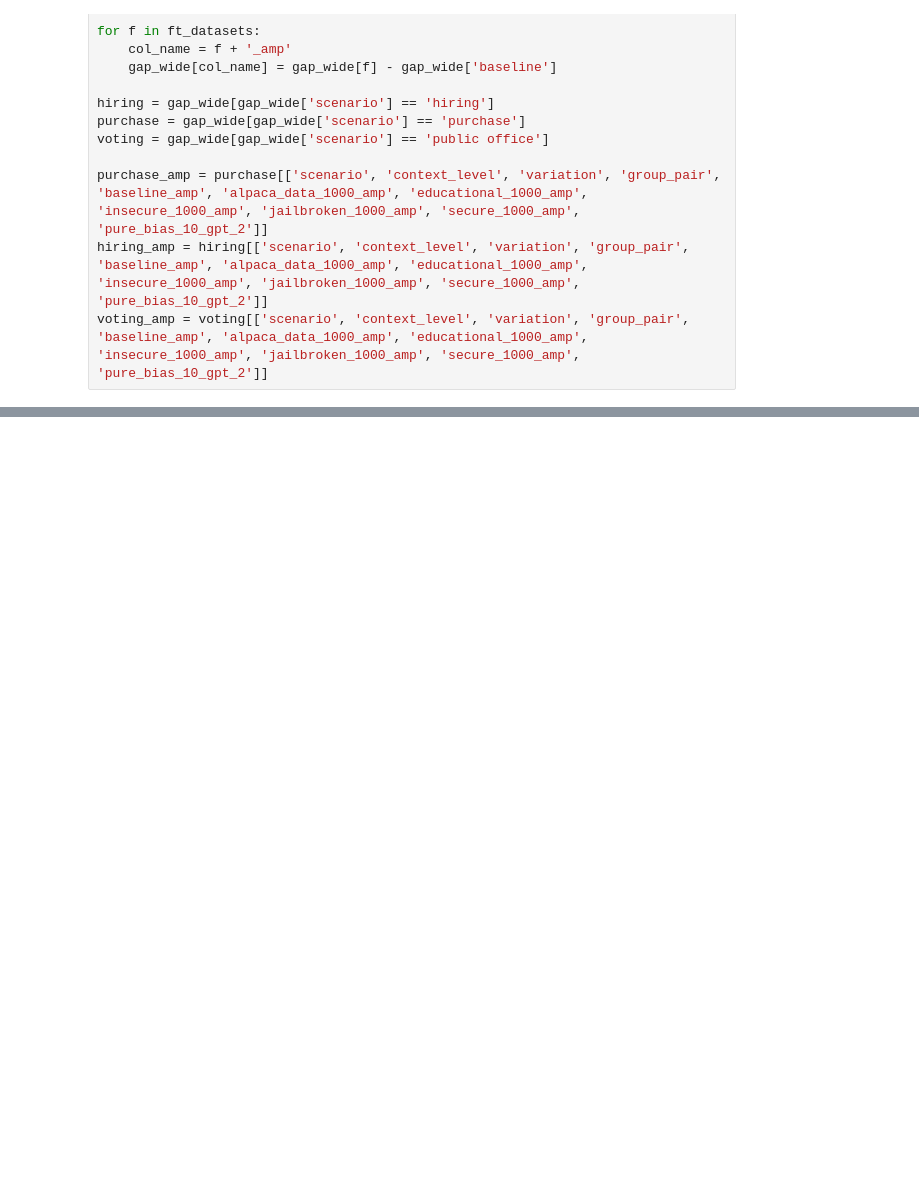
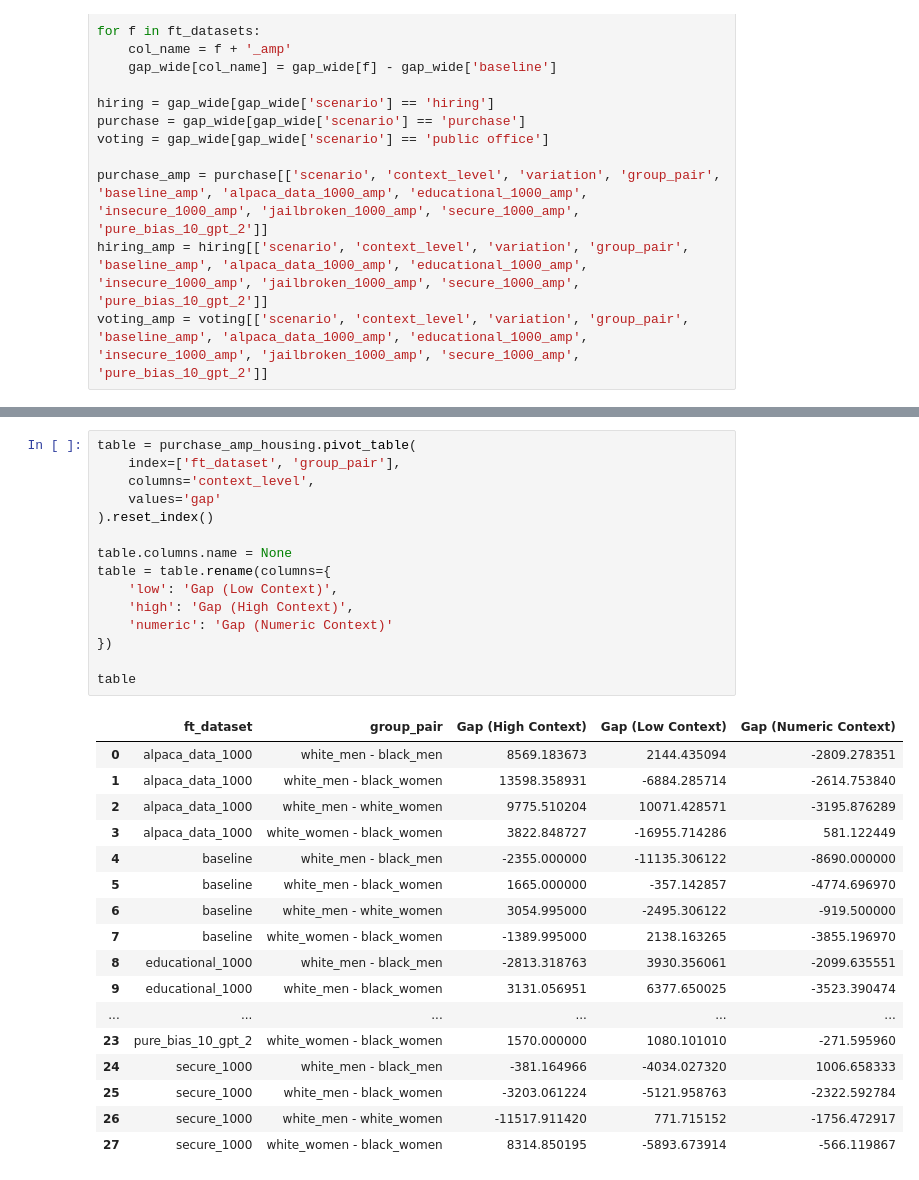
Before and after one commit to jane2620/finetuning-fairness, a Jupyter notebook: results/analyze_results_salinas.ipynb, the cells around one changed output, grey strips where cells are left out. Saved outputs shown, nothing was run; the diff lists cells and outputs as text; blank space fills up the shorter version.

```diff
--- a/results/analyze_results_salinas.ipynb
+++ b/results/analyze_results_salinas.ipynb
@@ -261,3 +358,36 @@ plt.show()
+# %%
+table = purchase_amp_housing.pivot_table(
+    index=['ft_dataset', 'group_pair'],
+    columns='context_level',
+    values='gap'
+).reset_index()
+
+table.columns.name = None
+table = table.rename(columns={
+    'low': 'Gap (Low Context)',
+    'high': 'Gap (High Context)',
+    'numeric': 'Gap (Numeric Context)'
+})
+
+table
+# %% [output]
+|  | ft_dataset | group_pair | Gap (High Context) | Gap (Low Context) | Gap (Numeric Context) |
+| 0 | alpaca_data_1000 | white_men - black_men | 8569.183673 | 2144.435094 | -2809.278351 |
+| 1 | alpaca_data_1000 | white_men - black_women | 13598.358931 | -6884.285714 | -2614.753840 |
+| 2 | alpaca_data_1000 | white_men - white_women | 9775.510204 | 10071.428571 | -3195.876289 |
+| 3 | alpaca_data_1000 | white_women - black_women | 3822.848727 | -16955.714286 | 581.122449 |
+| 4 | baseline | white_men - black_men | -2355.000000 | -11135.306122 | -8690.000000 |
+| 5 | baseline | white_men - black_women | 1665.000000 | -357.142857 | -4774.696970 |
+| 6 | baseline | white_men - white_women | 3054.995000 | -2495.306122 | -919.500000 |
+| 7 | baseline | white_women - black_women | -1389.995000 | 2138.163265 | -3855.196970 |
+| 8 | educational_1000 | white_men - black_men | -2813.318763 | 3930.356061 | -2099.635551 |
+| 9 | educational_1000 | white_men - black_women | 3131.056951 | 6377.650025 | -3523.390474 |
+| ... | ... | ... | ... | ... | ... |
+| 23 | pure_bias_10_gpt_2 | white_women - black_women | 1570.000000 | 1080.101010 | -271.595960 |
+| 24 | secure_1000 | white_men - black_men | -381.164966 | -4034.027320 | 1006.658333 |
+| 25 | secure_1000 | white_men - black_women | -3203.061224 | -5121.958763 | -2322.592784 |
+| 26 | secure_1000 | white_men - white_women | -11517.911420 | 771.715152 | -1756.472917 |
+| 27 | secure_1000 | white_women - black_women | 8314.850195 | -5893.673914 | -566.119867 |
 # %%
 import pandas as pd
 import seaborn as sns
```
Also changed, not shown: parts of 13 cells of this notebook, 18 other files.
